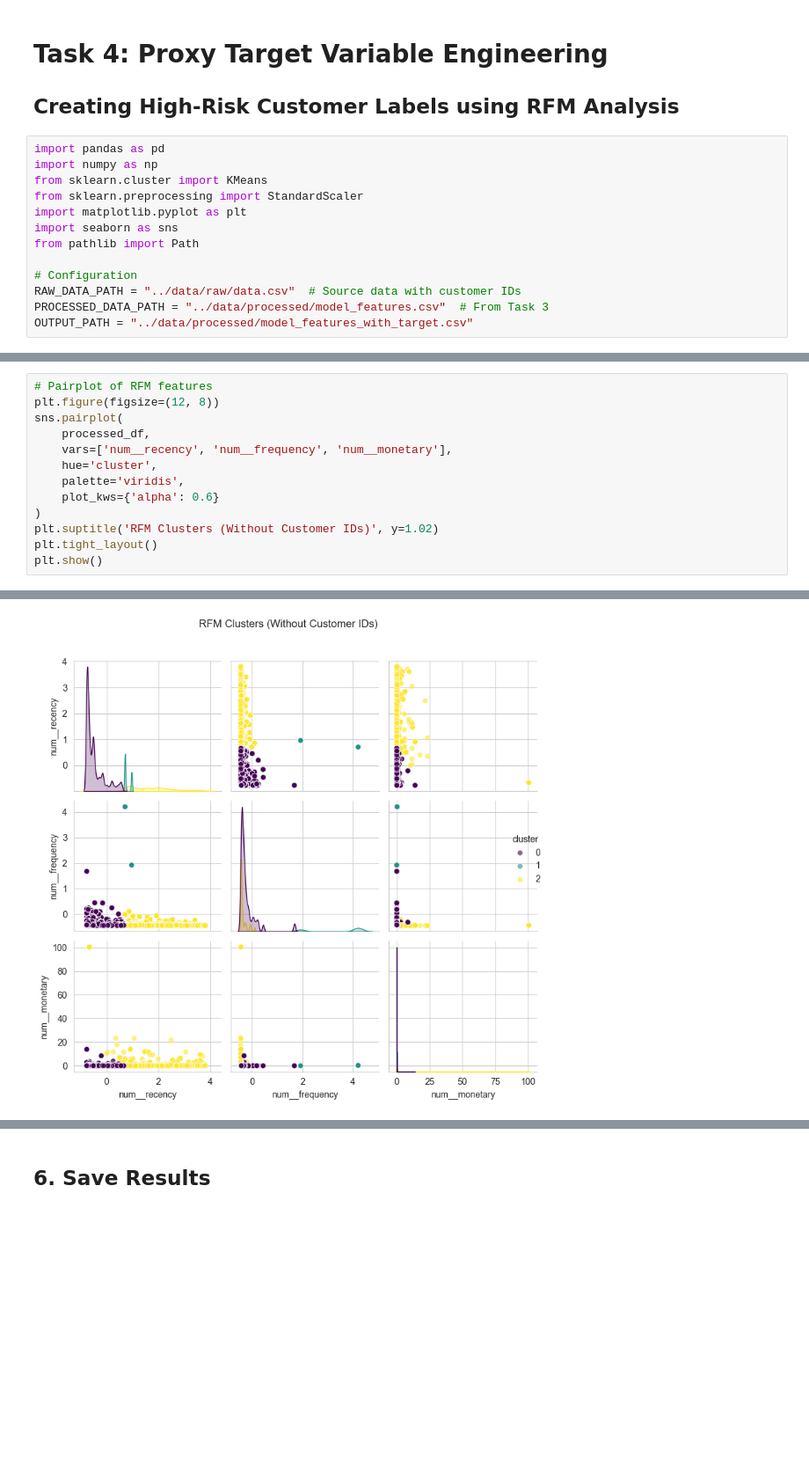
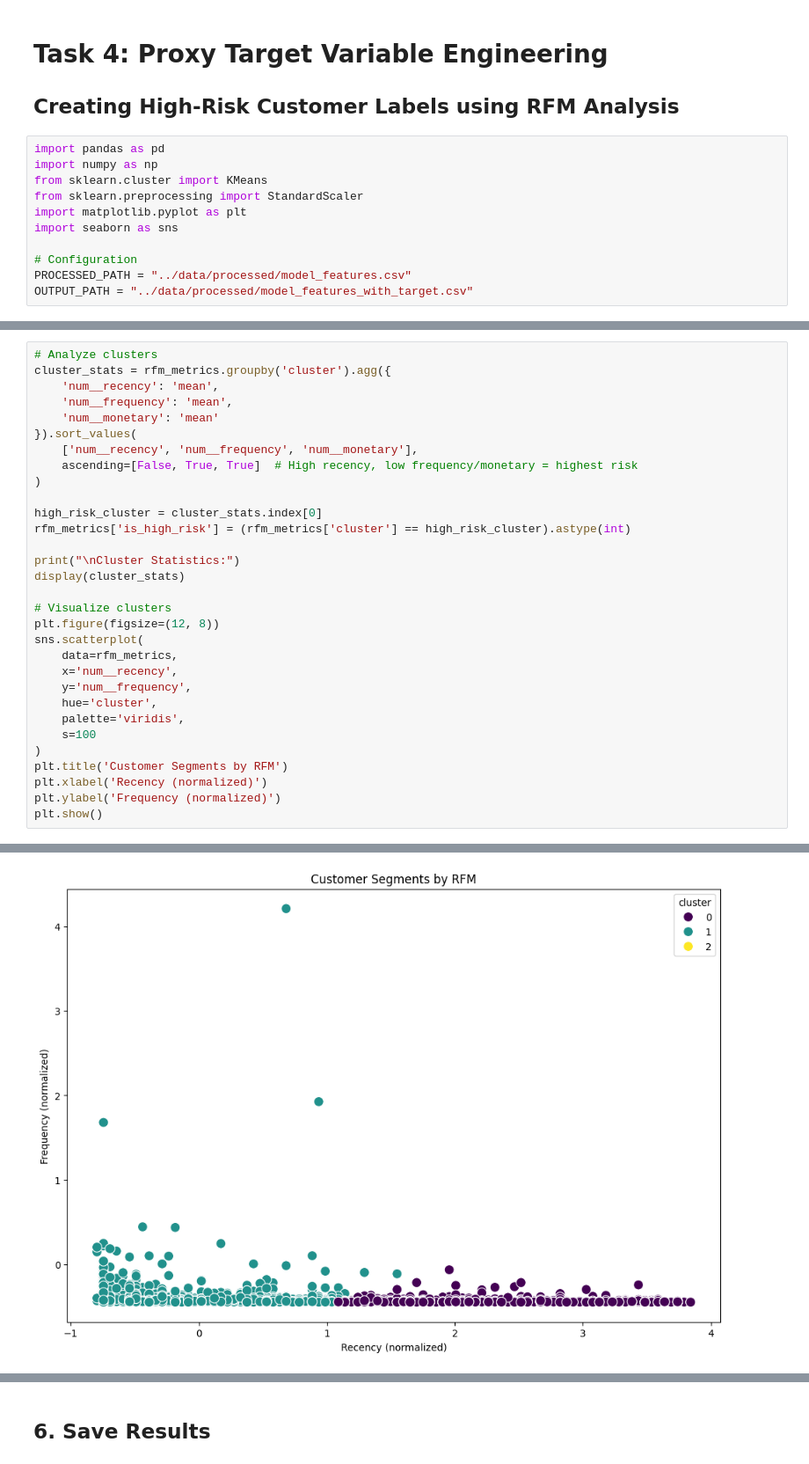
Before and after one commit to Amdemichael/credit-risk-model, a Jupyter notebook: notebooks/target_engineering.ipynb, the cells around one changed output, grey strips where cells are left out. Shown at 88% size. Saved outputs shown, nothing was run; the diff lists cells and outputs as text; blank space fills up the shorter version.

```diff
--- a/notebooks/target_engineering.ipynb
+++ b/notebooks/target_engineering.ipynb
@@ -8,11 +8,9 @@ from sklearn.cluster import KMeans
 from sklearn.preprocessing import StandardScaler
 import matplotlib.pyplot as plt
 import seaborn as sns
-from pathlib import Path
 
 # Configuration
-RAW_DATA_PATH = "../data/raw/data.csv"  # Source data with customer IDs
-PROCESSED_DATA_PATH = "../data/processed/model_features.csv"  # From Task 3
+PROCESSED_PATH = "../data/processed/model_features.csv"
 OUTPUT_PATH = "../data/processed/model_features_with_target.csv"
 # %% [markdown]
 ## 1. Load and Verify Data
@@ -87,14 +94,32 @@ Cluster Statistics:
 # %%
-# Pairplot of RFM features
+# Analyze clusters
+cluster_stats = rfm_metrics.groupby('cluster').agg({
+    'num__recency': 'mean',
+    'num__frequency': 'mean',
+    'num__monetary': 'mean'
+}).sort_values(
+    ['num__recency', 'num__frequency', 'num__monetary'],
+    ascending=[False, True, True]  # High recency, low frequency/monetary = highest risk
+)
+
+high_risk_cluster = cluster_stats.index[0]
+rfm_metrics['is_high_risk'] = (rfm_metrics['cluster'] == high_risk_cluster).astype(int)
+
+print("\nCluster Statistics:")
+display(cluster_stats)
+
+# Visualize clusters
 plt.figure(figsize=(12, 8))
-sns.pairplot(
-    processed_df,
-    vars=['num__recency', 'num__frequency', 'num__monetary'],
+sns.scatterplot(
+    data=rfm_metrics,
+    x='num__recency',
+    y='num__frequency',
     hue='cluster',
     palette='viridis',
-    plot_kws={'alpha': 0.6}
+    s=100
 )
-plt.suptitle('RFM Clusters (Without Customer IDs)', y=1.02)
-plt.tight_layout()
+plt.title('Customer Segments by RFM')
+plt.xlabel('Recency (normalized)')
+plt.ylabel('Frequency (normalized)')
 plt.show()
 # %% [output]
@@ -102,2 +132,2 @@ plt.show()
-[figure, old version]
+[figure, new version]
 # %% [markdown]
```
Also changed, not shown: parts of 13 cells of this notebook, 12 other files.
